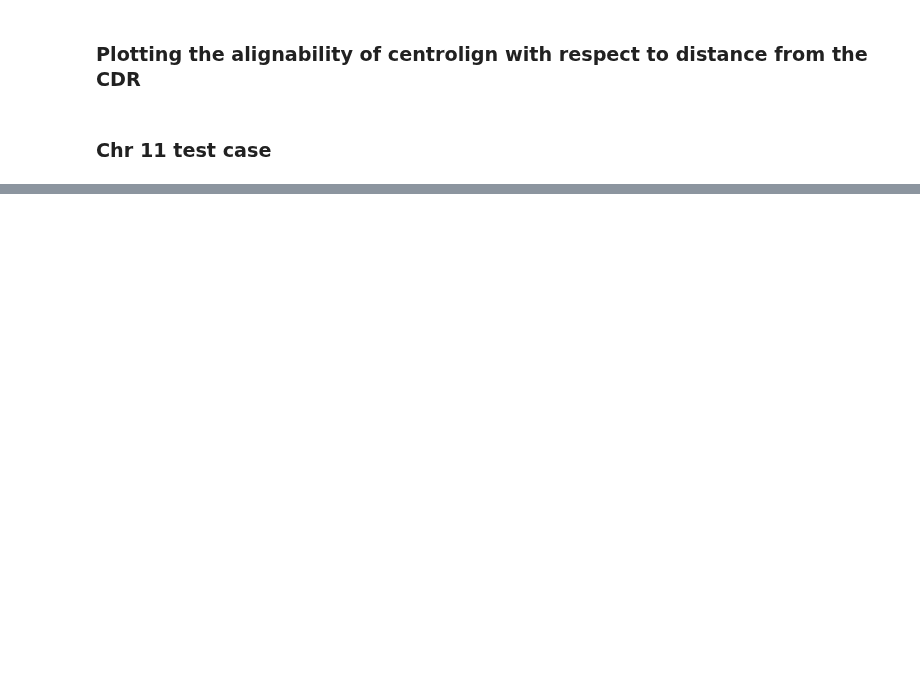
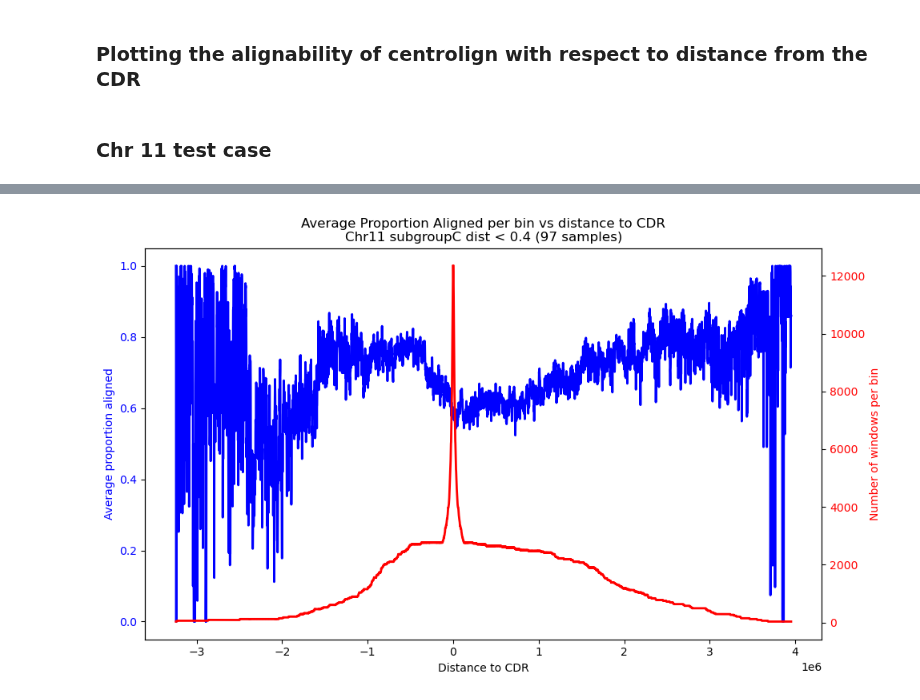
Before and after one commit to miramastoras/centrolign_analysis, a Jupyter notebook: analysis_notes/release2_QC_v2/notebooks/alignability_CDRs.ipynb, the cells around one changed output, grey strips where cells are left out. Saved outputs shown, nothing was run; the diff lists cells and outputs as text; code cells hidden in the pictures; blank space fills up the shorter version.

```diff
--- a/analysis_notes/release2_QC_v2/notebooks/alignability_CDRs.ipynb
+++ b/analysis_notes/release2_QC_v2/notebooks/alignability_CDRs.ipynb
@@ -89,0 +79,6 @@ plt.show()
+# %%
+bed_dir = "/private/groups/patenlab/mira/windowed_alignment_beds_asm_coords_dist0.4/CDR_distance"
+df = read_bedtools_subset(bed_dir)
+
+print(df.head())
+print(df.shape)
@@ -89,0 +100,77 @@ plt.show()
+# %%
+import pandas as pd
+import matplotlib.pyplot as plt
+import numpy as np
+
+# Filter for no CDR intersections found
+df_plot = df[df["cdr_start"] != -1].copy()
+
+# Calculate number of unique contigs
+num_unique_contigs = df_plot["contig"].nunique()
+
+# Determine dynamic range from data
+min_dist = df_plot["dist_to_cdr"].min()
+max_dist = df_plot["dist_to_cdr"].max()
+print(f"Distance range: {min_dist} to {max_dist}")
+
+# Define bins dynamically
+num_bins = 5000
+bins = np.linspace(min_dist, max_dist, num_bins + 1)
+
+# Bin the distances
+df_plot["bin"] = pd.cut(
+    df_plot["dist_to_cdr"],
+    bins=bins,
+    include_lowest=True
+)
+
+# Aggregate per bin
+bin_stats = (
+    df_plot
+    .groupby("bin", observed=True)
+    .agg(
+        prop_aligned_mean=("prop_aligned", "mean"),
+        n_rows=("dist_to_cdr", "size")  # number of rows per bin
+    )
+    .reset_index()
+)
+
+# Bin centers for plotting
+bin_stats["bin_center"] = bin_stats["bin"].apply(lambda x: x.mid)
+
+# Optionally exclude dist=0 bin for secondary axis
+zero_bin_mask = bin_stats["bin"].apply(lambda x: x.left <= 0 <= x.right)
+bin_stats.loc[zero_bin_mask, "n_rows"] = np.nan
+
+# -----------------------------
+# Plot
+# -----------------------------
+fig, ax1 = plt.subplots(figsize=(10, 6))
+
+# Left axis: average proportion aligned
+ax1.plot(
+    bin_stats["bin_center"],
+    bin_stats["prop_aligned_mean"],
+    color="blue",
+    linewidth=2
+)
+ax1.set_xlabel("Distance to CDR")
+ax1.set_ylabel("Average proportion aligned", color="blue")
+ax1.tick_params(axis="y", labelcolor="blue")
+
+# Right axis: number of rows per bin
+ax2 = ax1.twinx()
+ax2.plot(
+    bin_stats["bin_center"],
+    bin_stats["n_rows"],
+    color="red",
+    linewidth=2
+)
+ax2.set_ylabel("Number of windows per bin", color="red")
+ax2.tick_params(axis="y", labelcolor="red")
+
+plt.title(f"Average Proportion Aligned per bin vs distance to CDR\nChr11 subgroupC dist < 0.4 ({num_unique_contigs} samples)")
+
+fig.tight_layout()
+plt.show()
+# %% [output]
@@ -89,0 +178 @@ plt.show()
+[figure, added]
```
Also changed, not shown: parts of 6 cells of this notebook, 2 other files.
